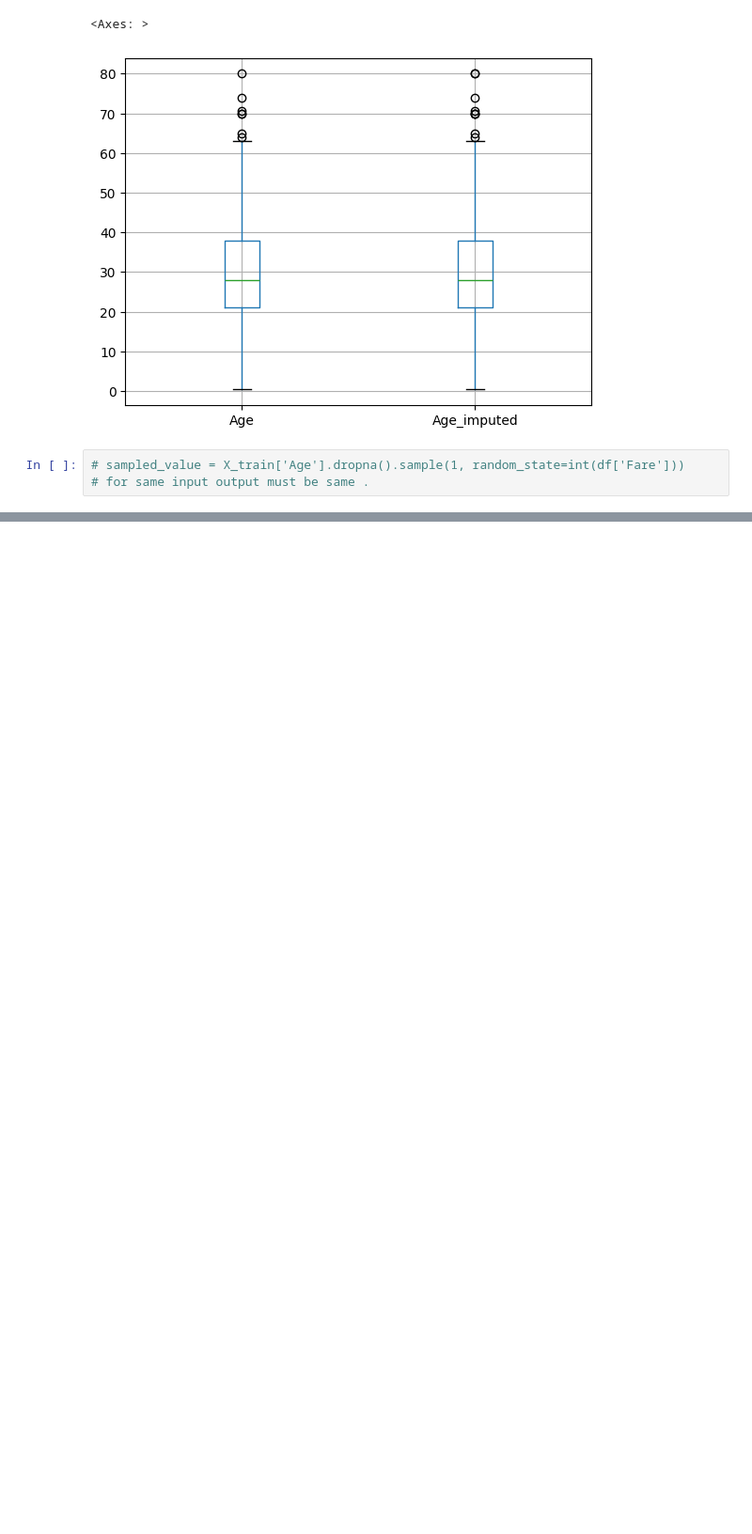
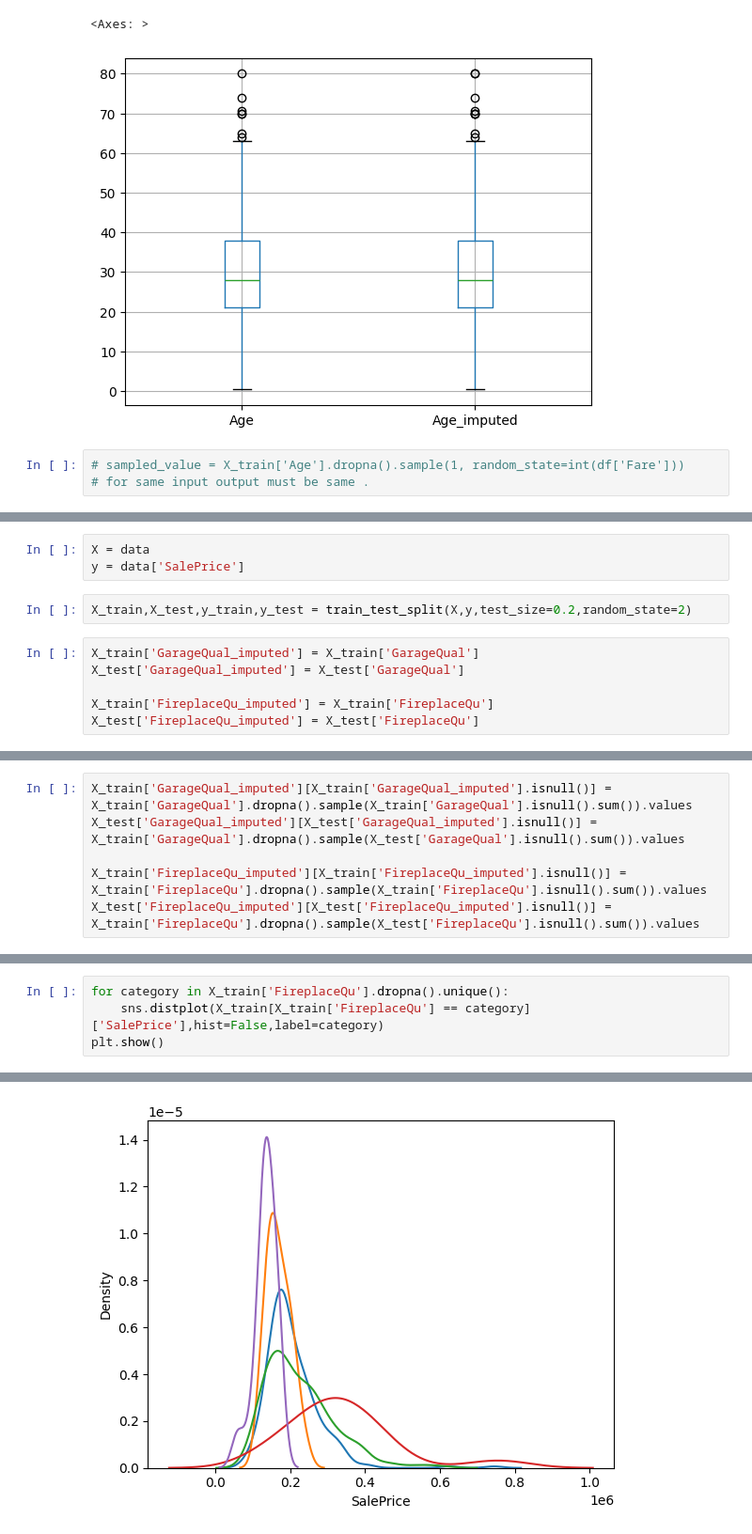
Before and after one commit to gautamsudip/scikit-learn, a Jupyter notebook: Random Imputation.ipynb, the cells around one changed output, grey strips where cells are left out. Shown at 94% size. Drawn from its saved outputs; the diff is of its cells as text; blank space fills up the shorter version.

Commit message:
Random Imputation for categorical data

```diff
--- a/Random Imputation.ipynb
+++ b/Random Imputation.ipynb
@@ -167,0 +194,11 @@ X_train[['Age', 'Age_imputed']].boxplot()
+# %%
+X = data
+y = data['SalePrice']
+# %%
+X_train,X_test,y_train,y_test = train_test_split(X,y,test_size=0.2,random_state=2)
+# %%
+X_train['GarageQual_imputed'] = X_train['GarageQual']
+X_test['GarageQual_imputed'] = X_test['GarageQual']
+
+X_train['FireplaceQu_imputed'] = X_train['FireplaceQu']
+X_test['FireplaceQu_imputed'] = X_test['FireplaceQu']
@@ -167,0 +214,6 @@ X_train[['Age', 'Age_imputed']].boxplot()
+# %%
+X_train['GarageQual_imputed'][X_train['GarageQual_imputed'].isnull()] = X_train['GarageQual'].dropna().sample(X_train['GarageQual'].isnull().sum()).values
+X_test['GarageQual_imputed'][X_test['GarageQual_imputed'].isnull()] = X_train['GarageQual'].dropna().sample(X_test['GarageQual'].isnull().sum()).values
+
+X_train['FireplaceQu_imputed'][X_train['FireplaceQu_imputed'].isnull()] = X_train['FireplaceQu'].dropna().sample(X_train['FireplaceQu'].isnull().sum()).values
+X_test['FireplaceQu_imputed'][X_test['FireplaceQu_imputed'].isnull()] = X_train['FireplaceQu'].dropna().sample(X_test['FireplaceQu'].isnull().sum()).values
@@ -167,0 +272,5 @@ X_train[['Age', 'Age_imputed']].boxplot()
+# %%
+for category in X_train['FireplaceQu'].dropna().unique():
+    sns.distplot(X_train[X_train['FireplaceQu'] == category]['SalePrice'],hist=False,label=category)
+plt.show()
+# %% [output]
@@ -167,0 +294 @@ X_train[['Age', 'Age_imputed']].boxplot()
+[figure, added]
```
Also changed, not shown: parts of 10 cells of this notebook.
